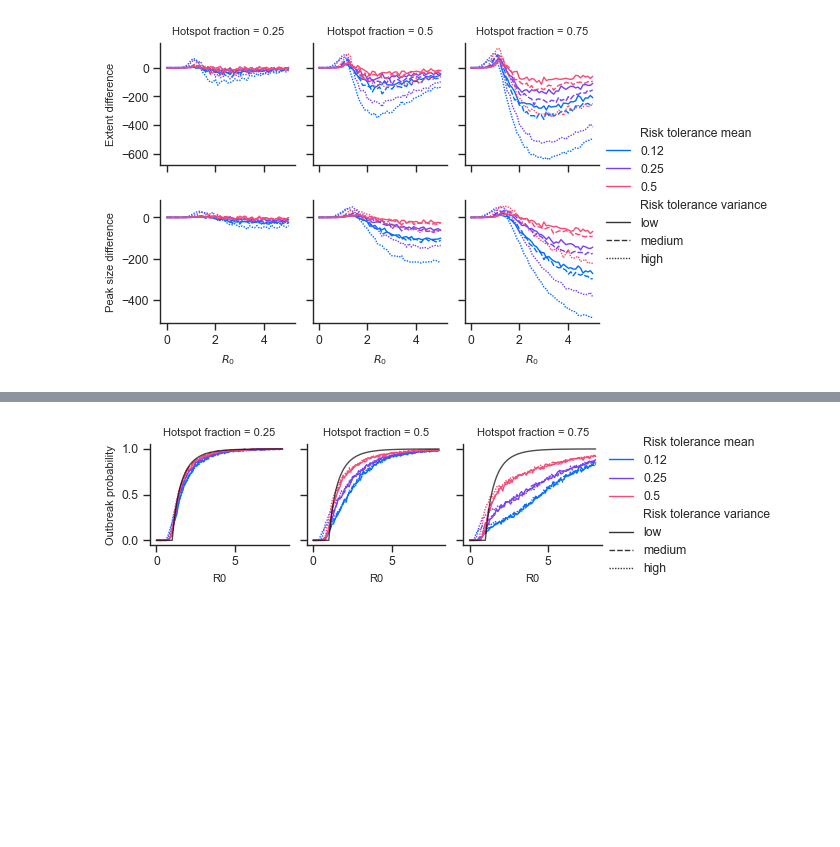
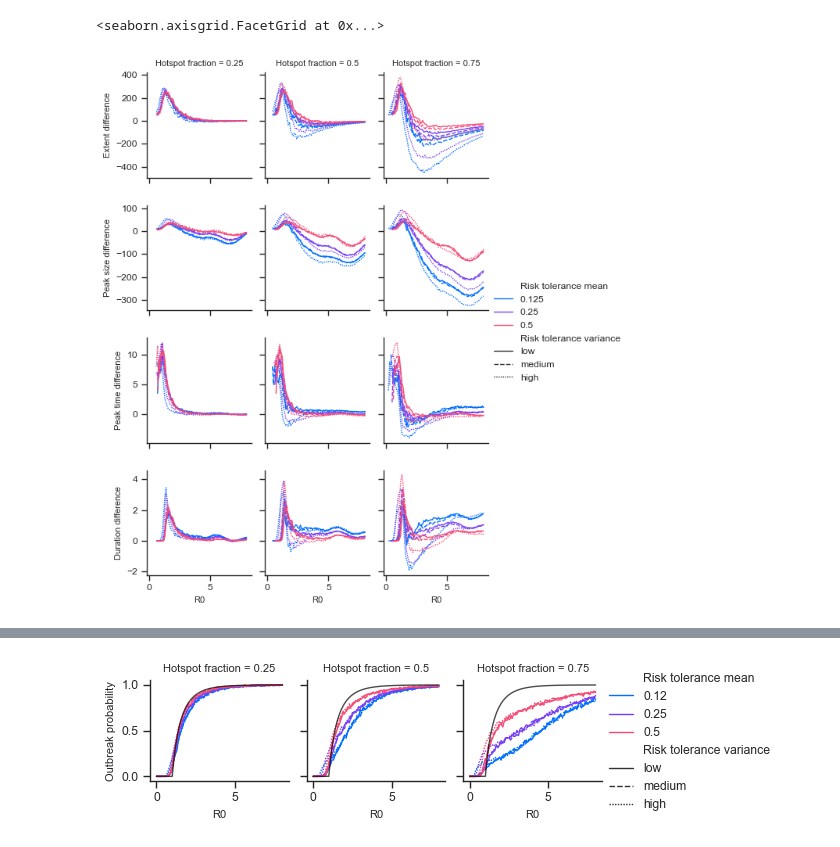
Before and after one commit to brendanwallace/hotspot, a Jupyter notebook: figures/pnas_plots.ipynb, the cells around one changed output, grey strips where cells are left out. Cells and saved outputs as stored; diff of their text form; code cells hidden in the pictures; blank space fills up the shorter version.

```diff
--- a/figures/pnas_plots.ipynb
+++ b/figures/pnas_plots.ipynb
@@ -12,8 +16,12 @@ util = reload(util)
 # %%
-D1 = util.load_data("simulation,D=1,T=1000.json")
-D2 = util.load_data("simulation,D=2,T=1000.json")
-D4 = util.load_data("simulation,D=4,T=1000.json")
-D8 = util.load_data("simulation,D=8,T=1000.json")
+D1_expanded = util.load_data("simulation,D=1,T=1000.json")
+D1_original = util.make_original_copy(D1_expanded)
+
+# D2 = util.load_data("simulation,D=2,T=1000.json")
+# D4 = util.load_data("simulation,D=4,T=1000.json")
+# TODO - return to T=1000 when it finishes
+D8_expanded = util.load_data("simulation,D=8,T=100.json", drop_control=False)
+D8_original = util.make_original_copy(D8_expanded)
 DIFEQ = util.load_data("difeq,D=1,T=1.json", drop_control=False)
 # %%
 import figure1
@@ -42,0 +61,5 @@ figure2.plot_2_B(D1)
+# %%
+import figure3
+figure3 = reload(figure3)
+
+figure3.plot_3(D8_expanded, show_timing=True)
@@ -42,0 +69,5 @@ figure2.plot_2_B(D1)
+# %%
+import figure3
+figure3 = reload(figure3)
+
+figure3.plot_3(D8_original, show_timing=False)
@@ -42,0 +77,5 @@ figure2.plot_2_B(D1)
+# %%
+import figure3
+figure3 = reload(figure3)
+
+figure3.plot_3(D8_expanded, show_timing=True, undiffed=True)
@@ -43,10 +85,8 @@ figure2.plot_2_B(D1)
 # %%
 import figure3
+figure3 = reload(figure3)
 
-
-settings.SAVE_FIGS = True
-
-figure3 = reload(figure3)
-figure3.plot_3(D8)
+figure3.plot_3(D1_original, show_timing=True)
 # %% [output]
+<seaborn.axisgrid.FacetGrid at 0x...>
-[figure, old version]
+[figure, new version]
```
Also changed, not shown: parts of 10 cells of this notebook, 8 other files.
